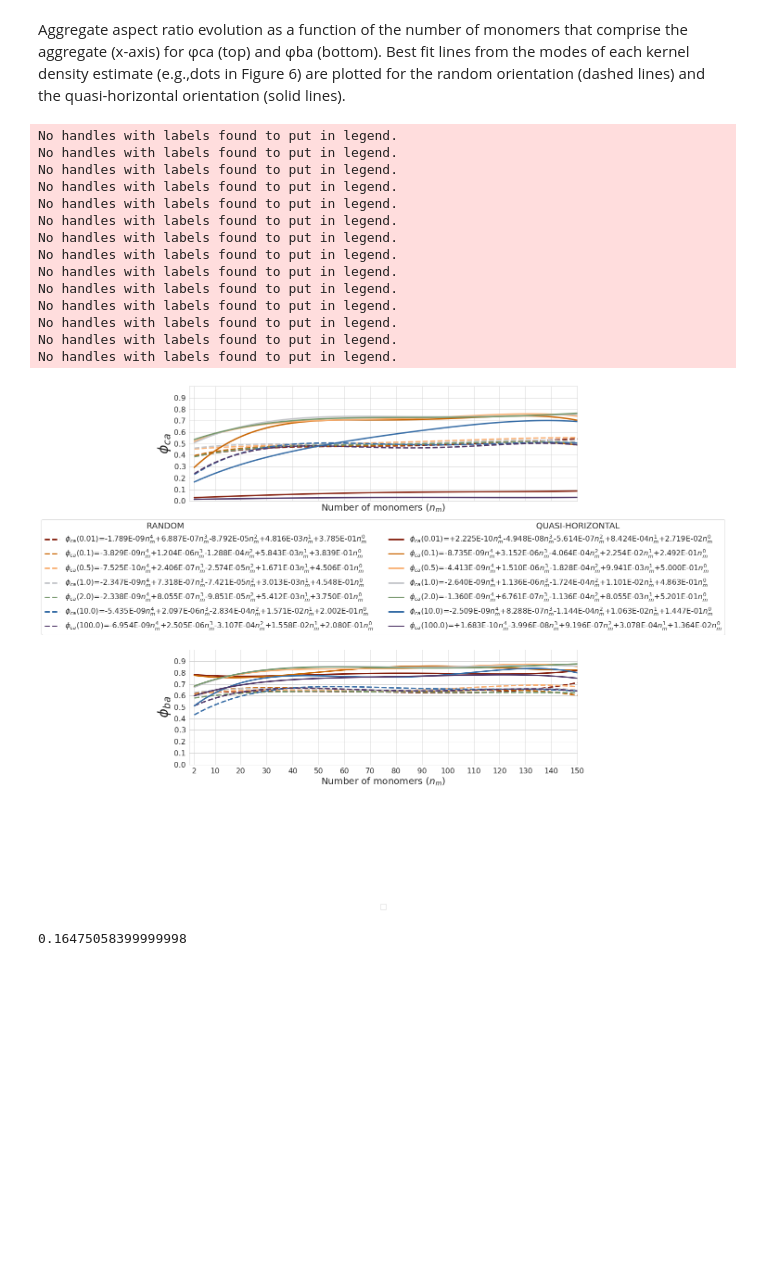
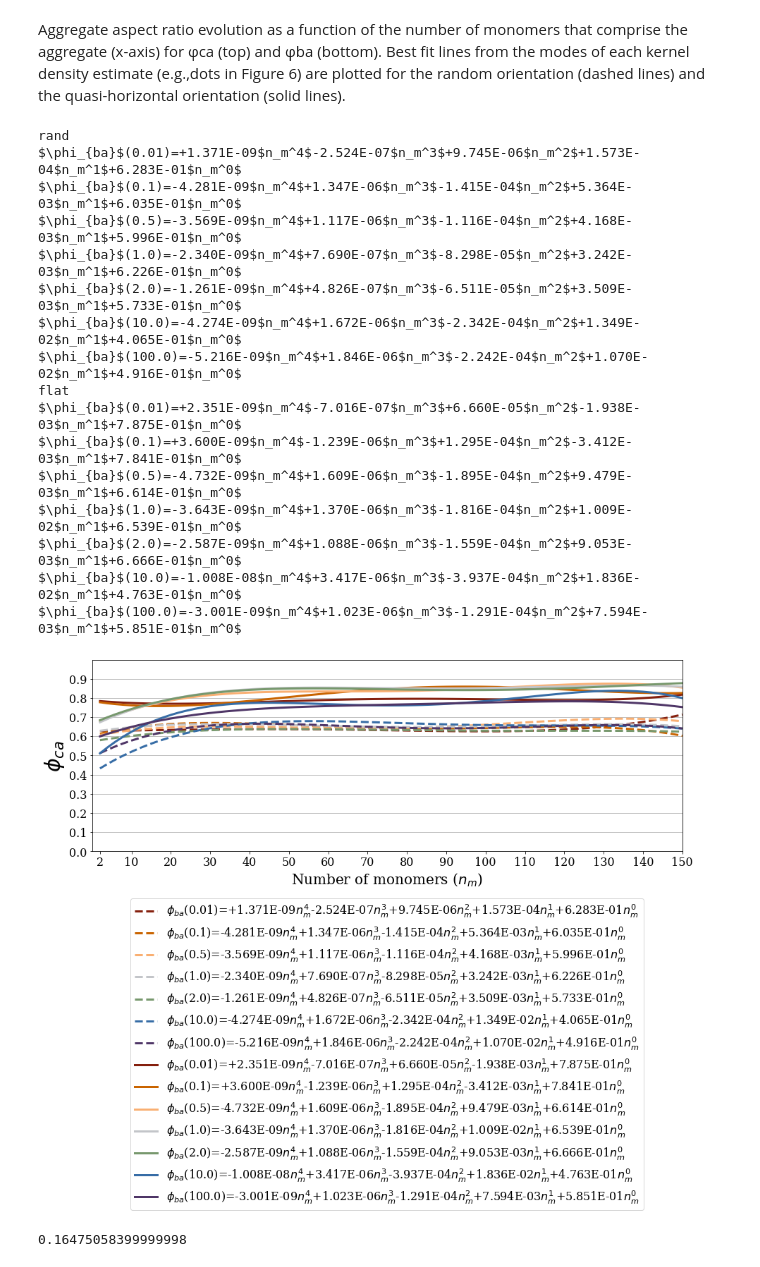
Before and after one commit to vprzybylo/IPAS, a Jupyter notebook: ipas/visualizations/kde_distribution_plots.ipynb, the cells around one changed output. Drawn from its saved outputs; the diff is of its cells as text; code cells hidden in the pictures; blank space fills up the shorter version.

```diff
--- a/ipas/visualizations/kde_distribution_plots.ipynb
+++ b/ipas/visualizations/kde_distribution_plots.ipynb
@@ -134,46 +134,49 @@ Aggregate aspect ratio evolution as a function of the number of monomers that co
 # %%
 from sklearn.preprocessing import PolynomialFeatures
 from sklearn import linear_model
 
-fig, axes = plt.subplots(2,1, figsize=(15,15), sharex=True);
+fig, ax = plt.subplots(1,1, figsize=(15,5), sharex=True);
 fig.subplots_adjust(hspace=1.3)
 
-axs = axes.ravel()
+#axs = axes.ravel()
 
 modes_rand_ba = np.reshape(modes_rand_ba, (len(phios), len(Ns)))
 modes_rand_ca = np.reshape(modes_rand_ca, (len(phios), len(Ns)))
 modes_flat_ba = np.reshape(modes_flat_ba, (len(phios), len(Ns)))
 modes_flat_ca = np.reshape(modes_flat_ca, (len(phios), len(Ns)))
 
 orientations = ['rand', 'flat']
 for orientation in orientations:
+    print(orientation)
     for p, phio  in enumerate(phios):
         if orientation == 'rand':
             linestyle = '--'
-            modes = regression.Plot(axs, modes_rand_ba, modes_rand_ca, phios)
+            modes = regression.Plot(ax, modes_rand_ba, modes_rand_ca, phios)
         else:
             linestyle = '-'
-            modes = regression.Plot(axs, modes_flat_ba, modes_flat_ca, phios)
+            modes = regression.Plot(ax, modes_flat_ba, modes_flat_ca, phios)
         modes.fit(p)
         modes.plot(p, linestyle)
 
-plt.savefig('../plots/N_phi_polyfit.pdf', bbox='tight')
+plt.savefig('../plots/N_phi_polyfit.pdf', bbbox='tight')
 # %% [output]
-No handles with labels found to put in legend.
-No handles with labels found to put in legend.
-No handles with labels found to put in legend.
-No handles with labels found to put in legend.
-No handles with labels found to put in legend.
-No handles with labels found to put in legend.
-No handles with labels found to put in legend.
-No handles with labels found to put in legend.
-No handles with labels found to put in legend.
-No handles with labels found to put in legend.
-No handles with labels found to put in legend.
-No handles with labels found to put in legend.
-No handles with labels found to put in legend.
-No handles with labels found to put in legend.
+rand
+$\phi_{ba}$(0.01)=+1.371E-09$n_m^4$-2.524E-07$n_m^3$+9.745E-06$n_m^2$+1.573E-04$n_m^1$+6.283E-01$n_m^0$
+$\phi_{ba}$(0.1)=-4.281E-09$n_m^4$+1.347E-06$n_m^3$-1.415E-04$n_m^2$+5.364E-03$n_m^1$+6.035E-01$n_m^0$
+$\phi_{ba}$(0.5)=-3.569E-09$n_m^4$+1.117E-06$n_m^3$-1.116E-04$n_m^2$+4.168E-03$n_m^1$+5.996E-01$n_m^0$
+$\phi_{ba}$(1.0)=-2.340E-09$n_m^4$+7.690E-07$n_m^3$-8.298E-05$n_m^2$+3.242E-03$n_m^1$+6.226E-01$n_m^0$
+$\phi_{ba}$(2.0)=-1.261E-09$n_m^4$+4.826E-07$n_m^3$-6.511E-05$n_m^2$+3.509E-03$n_m^1$+5.733E-01$n_m^0$
+$\phi_{ba}$(10.0)=-4.274E-09$n_m^4$+1.672E-06$n_m^3$-2.342E-04$n_m^2$+1.349E-02$n_m^1$+4.065E-01$n_m^0$
+$\phi_{ba}$(100.0)=-5.216E-09$n_m^4$+1.846E-06$n_m^3$-2.242E-04$n_m^2$+1.070E-02$n_m^1$+4.916E-01$n_m^0$
+flat
+$\phi_{ba}$(0.01)=+2.351E-09$n_m^4$-7.016E-07$n_m^3$+6.660E-05$n_m^2$-1.938E-03$n_m^1$+7.875E-01$n_m^0$
+$\phi_{ba}$(0.1)=+3.600E-09$n_m^4$-1.239E-06$n_m^3$+1.295E-04$n_m^2$-3.412E-03$n_m^1$+7.841E-01$n_m^0$
+$\phi_{ba}$(0.5)=-4.732E-09$n_m^4$+1.609E-06$n_m^3$-1.895E-04$n_m^2$+9.479E-03$n_m^1$+6.614E-01$n_m^0$
+$\phi_{ba}$(1.0)=-3.643E-09$n_m^4$+1.370E-06$n_m^3$-1.816E-04$n_m^2$+1.009E-02$n_m^1$+6.539E-01$n_m^0$
+$\phi_{ba}$(2.0)=-2.587E-09$n_m^4$+1.088E-06$n_m^3$-1.559E-04$n_m^2$+9.053E-03$n_m^1$+6.666E-01$n_m^0$
+$\phi_{ba}$(10.0)=-1.008E-08$n_m^4$+3.417E-06$n_m^3$-3.937E-04$n_m^2$+1.836E-02$n_m^1$+4.763E-01$n_m^0$
+$\phi_{ba}$(100.0)=-3.001E-09$n_m^4$+1.023E-06$n_m^3$-1.291E-04$n_m^2$+7.594E-03$n_m^1$+5.851E-01$n_m^0$
-[figure, old version]
+[figure, new version]
 # %%
 # check a fit equation is correct when plugging in for nm
 x=2
```
Also changed, not shown: 18 other files.
